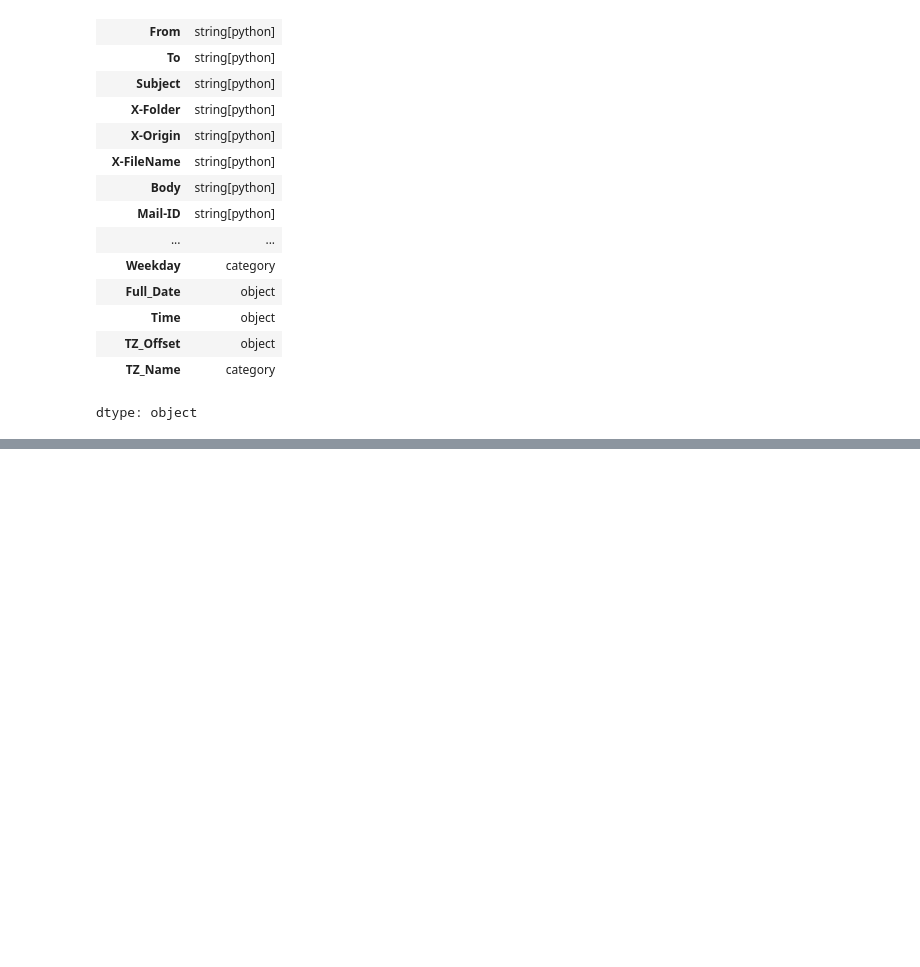
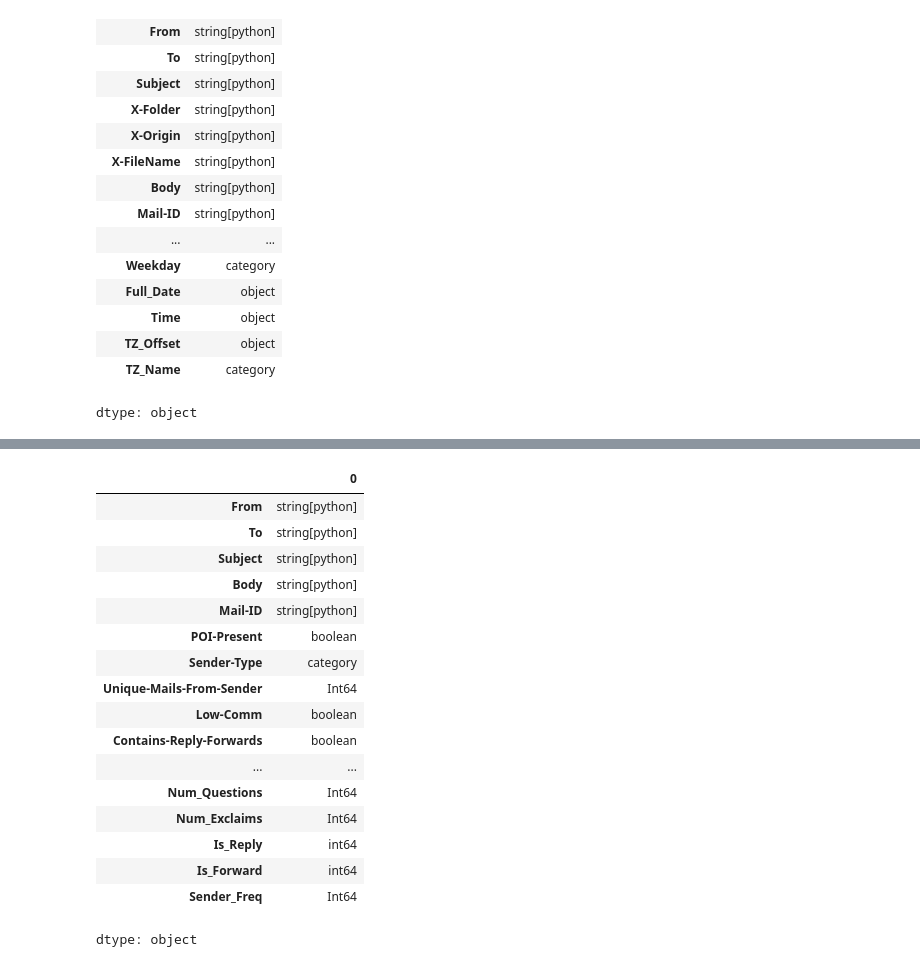
Before and after one commit to ArunK-ML/FULL---Fraud-Email---DataSet, a Jupyter notebook: Fraud_Email.ipynb, the cells around one changed output, grey strips where cells are left out. Drawn from its saved outputs; the diff is of its cells as text; code cells hidden in the pictures; blank space fills up the shorter version.

```diff
--- a/Fraud_Email.ipynb
+++ b/Fraud_Email.ipynb
@@ -483,0 +550,30 @@ dtype: object
+# %%
+# 2. Sender/Receiver Features
+
+#    Number of recipients:
+df_selected["Num_Recipients"] = df_selected["To"].str.split(",").apply(len)
+
+#   Internal vs External flag:
+df_selected["Internal_Flag"] = df_selected["To"].str.contains("enron.com").astype(int)
+# %%
+# 3. Text-Based Features
+
+# Subject length & Body length:
+df_selected["Subject_Length"] = df_selected["Subject"].str.len()
+df_selected["Body_Length"] = df_selected["Body"].str.len()
+
+# Count of question marks, exclamations:
+df_selected["Num_Questions"] = df_selected["Body"].str.count("\?")
+df_selected["Num_Exclaims"] = df_selected["Body"].str.count("!")
+# %%
+# 4. Reply / Forward Indicators
+
+# Already you have Contains-Reply-Forwards (we can refine it):
+df_selected["Is_Reply"] = df_selected["Subject"].str.startswith("RE:").astype(int)
+df_selected["Is_Forward"] = df_selected["Subject"].str.startswith("FW:").astype(int)
+# %%
+# 5. Communication Patterns
+# Emails per sender (frequency):
+
+sender_counts = df_selected["From"].value_counts()
+df_selected["Sender_Freq"] = df_selected["From"].map(sender_counts)
@@ -483,0 +589,21 @@ dtype: object
+# %%
+df_selected.dtypes
+# %% [output]
+|  | 0 |
+| From | string[python] |
+| To | string[python] |
+| Subject | string[python] |
+| Body | string[python] |
+| Mail-ID | string[python] |
+| POI-Present | boolean |
+| Sender-Type | category |
+| Unique-Mails-From-Sender | Int64 |
+| Low-Comm | boolean |
+| Contains-Reply-Forwards | boolean |
+| ... | ... |
+| Num_Questions | Int64 |
+| Num_Exclaims | Int64 |
+| Is_Reply | int64 |
+| Is_Forward | int64 |
+| Sender_Freq | Int64 |
+dtype: object
```
Also changed, not shown: parts of 10 cells of this notebook.
